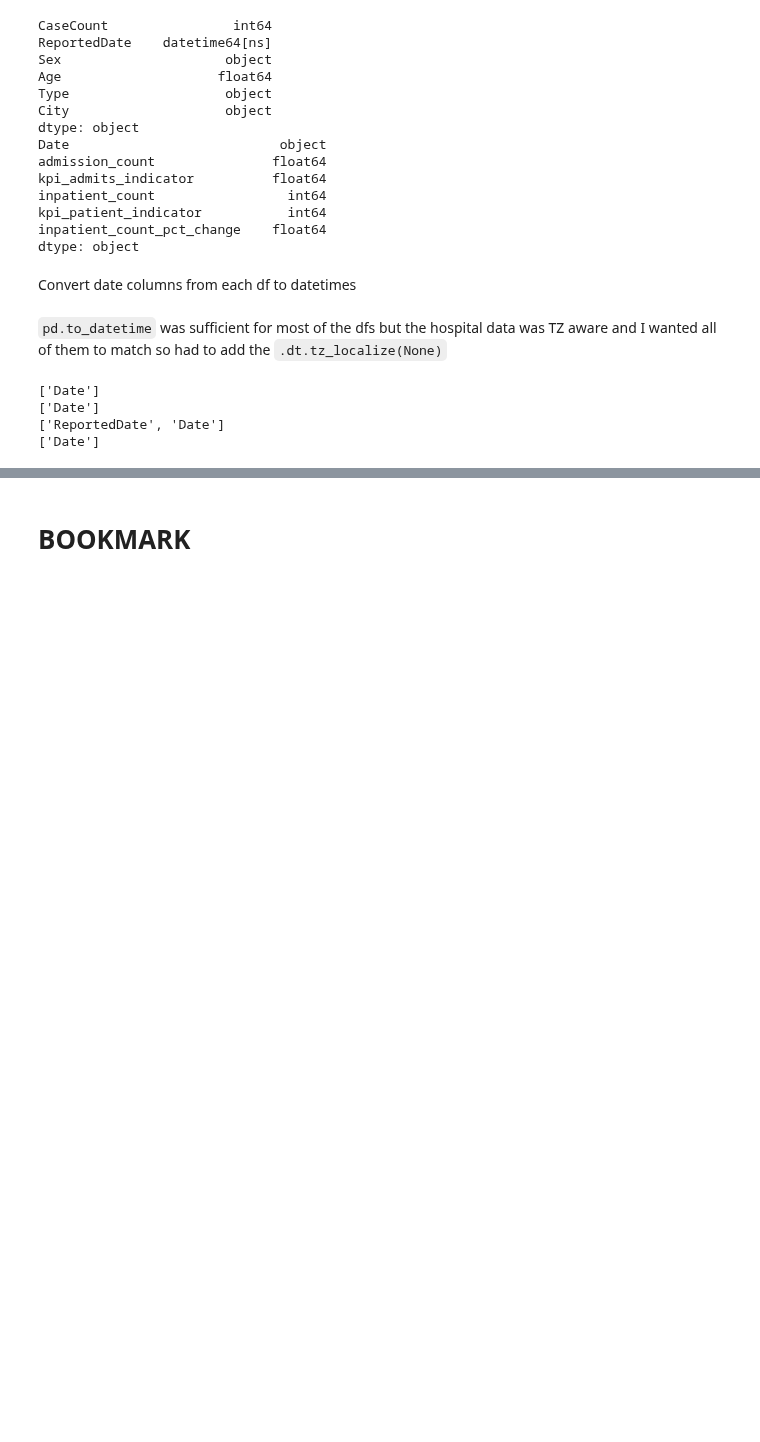
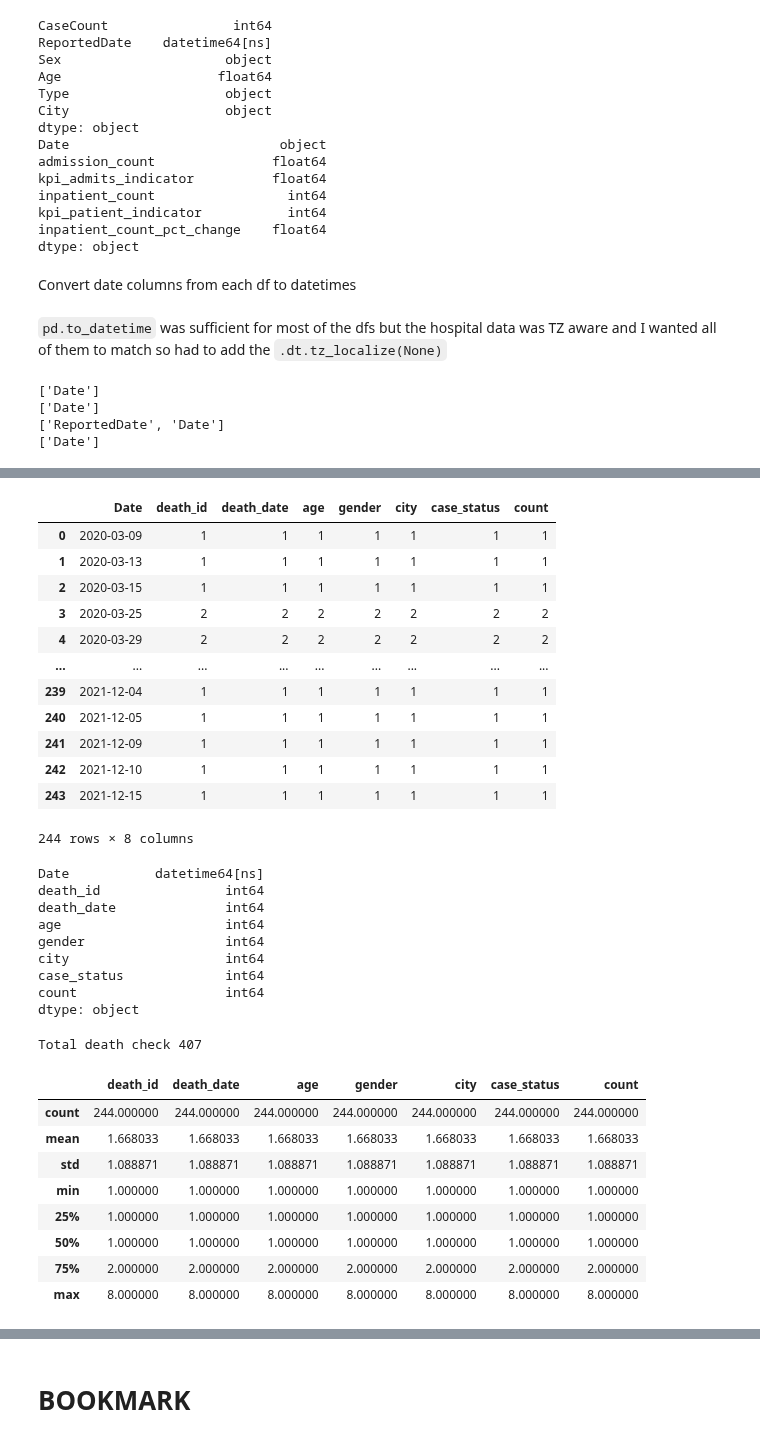
Before and after one commit to codyish/larimer_covid, a Jupyter notebook: larimercvaccine.ipynb, the cells around one changed output, grey strips where cells are left out. Cells and saved outputs as stored; diff of their text form; code cells hidden in the pictures; blank space fills up the shorter version.

```diff
--- a/larimercvaccine.ipynb
+++ b/larimercvaccine.ipynb
@@ -197,0 +248,41 @@ check_date_type()
+# %%
+# create daily deaths from death log
+daily_deaths = larimer_deaths.groupby(['Date']).count().reset_index()
+
+display(daily_deaths)
+display(daily_deaths.dtypes)
+print(f"Total death check {daily_deaths['count'].sum()}")
+display(daily_deaths.describe())
+# %% [output]
+|  | Date | death_id | death_date | age | gender | city | case_status | count |
+| 0 | 2020-03-09 | 1 | 1 | 1 | 1 | 1 | 1 | 1 |
+| 1 | 2020-03-13 | 1 | 1 | 1 | 1 | 1 | 1 | 1 |
+| 2 | 2020-03-15 | 1 | 1 | 1 | 1 | 1 | 1 | 1 |
+| 3 | 2020-03-25 | 2 | 2 | 2 | 2 | 2 | 2 | 2 |
+| 4 | 2020-03-29 | 2 | 2 | 2 | 2 | 2 | 2 | 2 |
+| ... | ... | ... | ... | ... | ... | ... | ... | ... |
+| 239 | 2021-12-04 | 1 | 1 | 1 | 1 | 1 | 1 | 1 |
+| 240 | 2021-12-05 | 1 | 1 | 1 | 1 | 1 | 1 | 1 |
+| 241 | 2021-12-09 | 1 | 1 | 1 | 1 | 1 | 1 | 1 |
+| 242 | 2021-12-10 | 1 | 1 | 1 | 1 | 1 | 1 | 1 |
+| 243 | 2021-12-15 | 1 | 1 | 1 | 1 | 1 | 1 | 1 |
+244 rows × 8 columns
+Date           datetime64[ns]
+death_id                int64
+death_date              int64
+age                     int64
+gender                  int64
+city                    int64
+case_status             int64
+count                   int64
+dtype: object
+Total death check 407
+|  | death_id | death_date | age | gender | city | case_status | count |
+| count | 244.000000 | 244.000000 | 244.000000 | 244.000000 | 244.000000 | 244.000000 | 244.000000 |
+| mean | 1.668033 | 1.668033 | 1.668033 | 1.668033 | 1.668033 | 1.668033 | 1.668033 |
+| std | 1.088871 | 1.088871 | 1.088871 | 1.088871 | 1.088871 | 1.088871 | 1.088871 |
+| min | 1.000000 | 1.000000 | 1.000000 | 1.000000 | 1.000000 | 1.000000 | 1.000000 |
+| 25% | 1.000000 | 1.000000 | 1.000000 | 1.000000 | 1.000000 | 1.000000 | 1.000000 |
+| 50% | 1.000000 | 1.000000 | 1.000000 | 1.000000 | 1.000000 | 1.000000 | 1.000000 |
+| 75% | 2.000000 | 2.000000 | 2.000000 | 2.000000 | 2.000000 | 2.000000 | 2.000000 |
+| max | 8.000000 | 8.000000 | 8.000000 | 8.000000 | 8.000000 | 8.000000 | 8.000000 |
```
Also changed, not shown: parts of 60 cells of this notebook, 4 other files.
